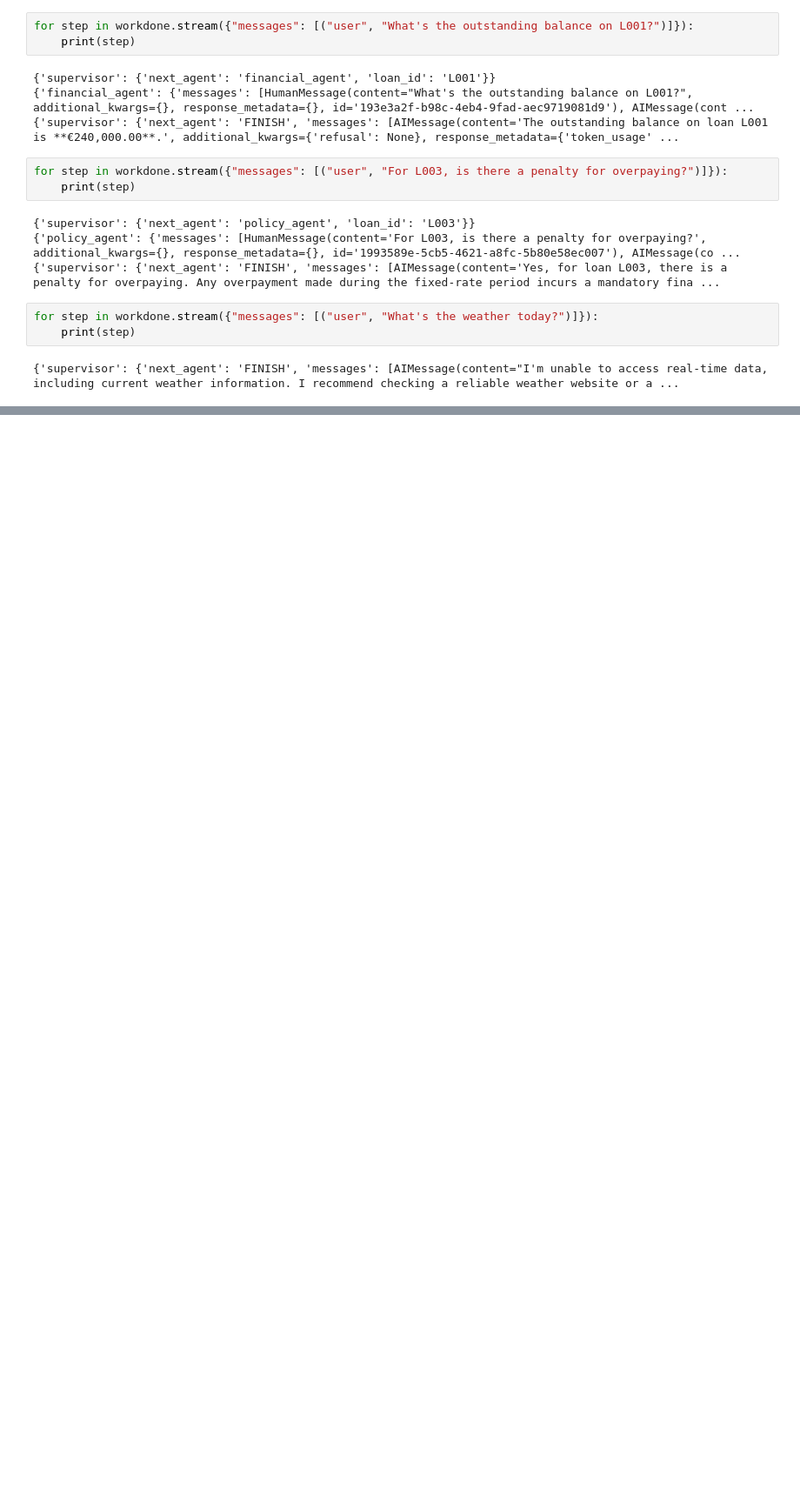
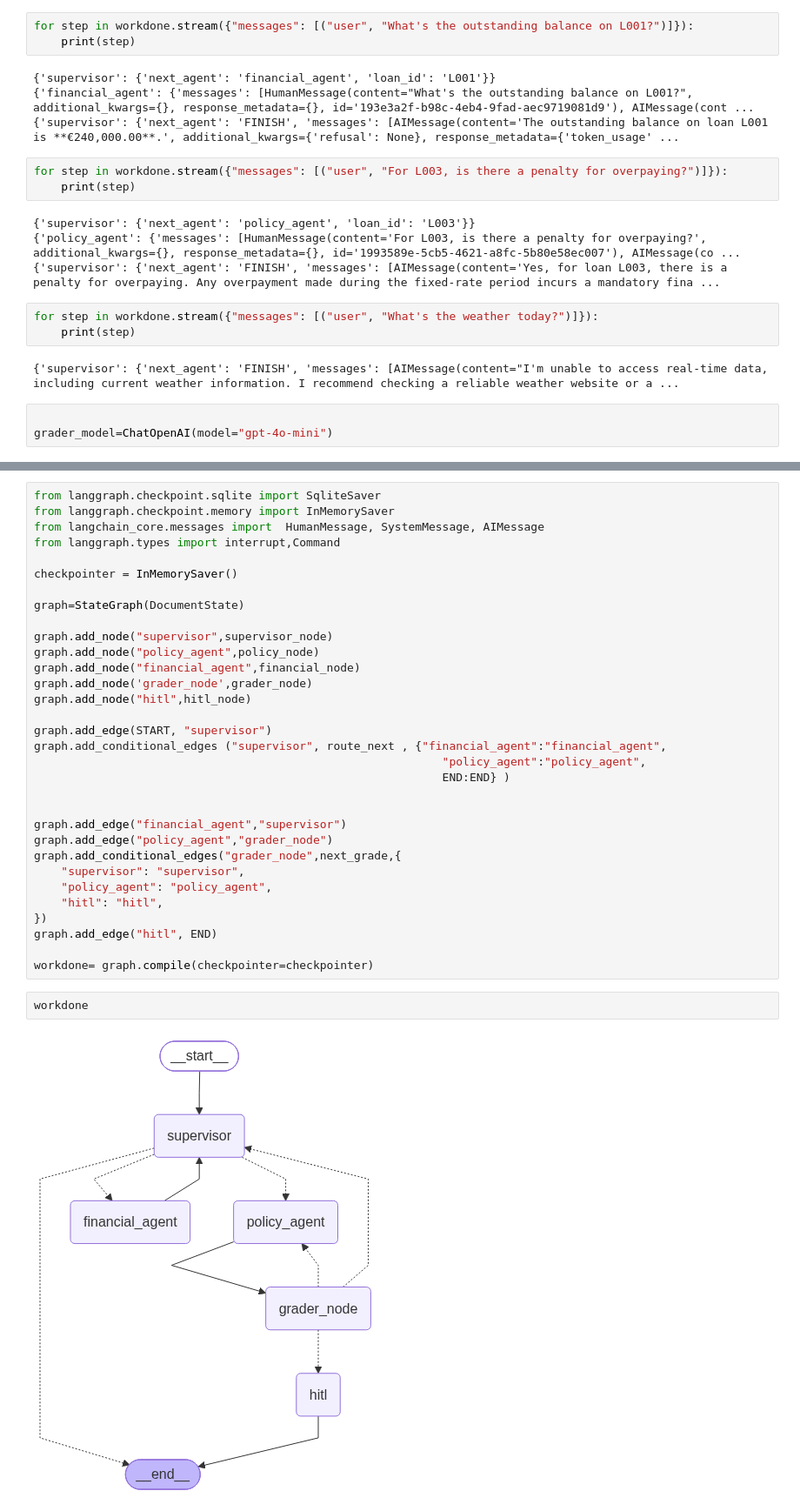
Before and after one commit to Vatsal-Founder/Document-Intelligent-Agent, a Jupyter notebook: notebook/01.Tools.ipynb, the cells around one changed output, grey strips where cells are left out. Shown at 87% size. Drawn from its saved outputs; the diff is of its cells as text; blank space fills up the shorter version.

Commit message:
add human in the loop

```diff
--- a/notebook/01.Tools.ipynb
+++ b/notebook/01.Tools.ipynb
@@ -507,3 +550,6 @@ for step in workdone.stream({"messages": [("user", "What's the weather today?")]
     print(step)
 # %% [output]
 {'supervisor': {'next_agent': 'FINISH', 'messages': [AIMessage(content="I'm unable to access real-time data, including current weather information. I recommend checking a reliable weather website or a ...
+# %%
+
+grader_model=ChatOpenAI(model="gpt-4o-mini")
@@ -509,0 +686,36 @@ for step in workdone.stream({"messages": [("user", "What's the weather today?")]
+# %%
+from langgraph.checkpoint.sqlite import SqliteSaver
+from langgraph.checkpoint.memory import InMemorySaver
+from langchain_core.messages import  HumanMessage, SystemMessage, AIMessage
+from langgraph.types import interrupt,Command
+
+checkpointer = InMemorySaver()
+
+graph=StateGraph(DocumentState)
+
+graph.add_node("supervisor",supervisor_node)
+graph.add_node("policy_agent",policy_node)
+graph.add_node("financial_agent",financial_node)
+graph.add_node('grader_node',grader_node)
+graph.add_node("hitl",hitl_node)
+
+graph.add_edge(START, "supervisor")
+graph.add_conditional_edges ("supervisor", route_next , {"financial_agent":"financial_agent",
+                                                            "policy_agent":"policy_agent",
+                                                            END:END} )
+
+
+graph.add_edge("financial_agent","supervisor")
+graph.add_edge("policy_agent","grader_node")
+graph.add_conditional_edges("grader_node",next_grade,{
+    "supervisor": "supervisor",
+    "policy_agent": "policy_agent",
+    "hitl": "hitl",
+})
+graph.add_edge("hitl", END)
+
+workdone= graph.compile(checkpointer=checkpointer)
+# %%
+workdone
+# %% [output]
+[figure, added]
```
Also changed, not shown: parts of 9 cells of this notebook, 11 other files.
